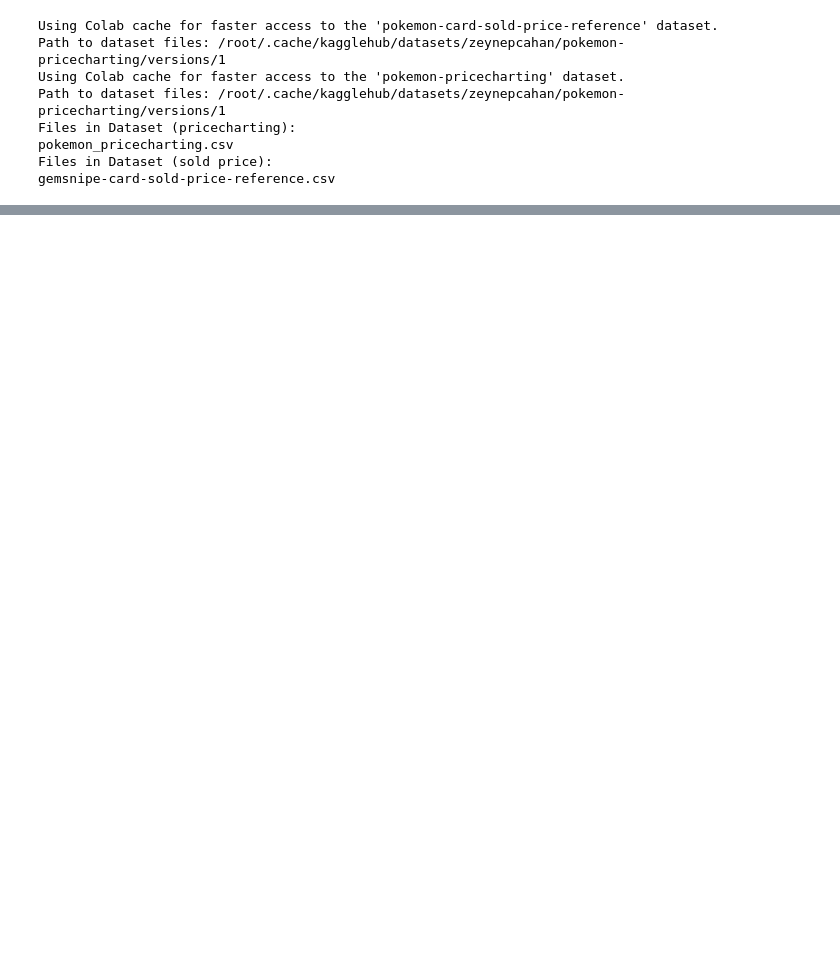
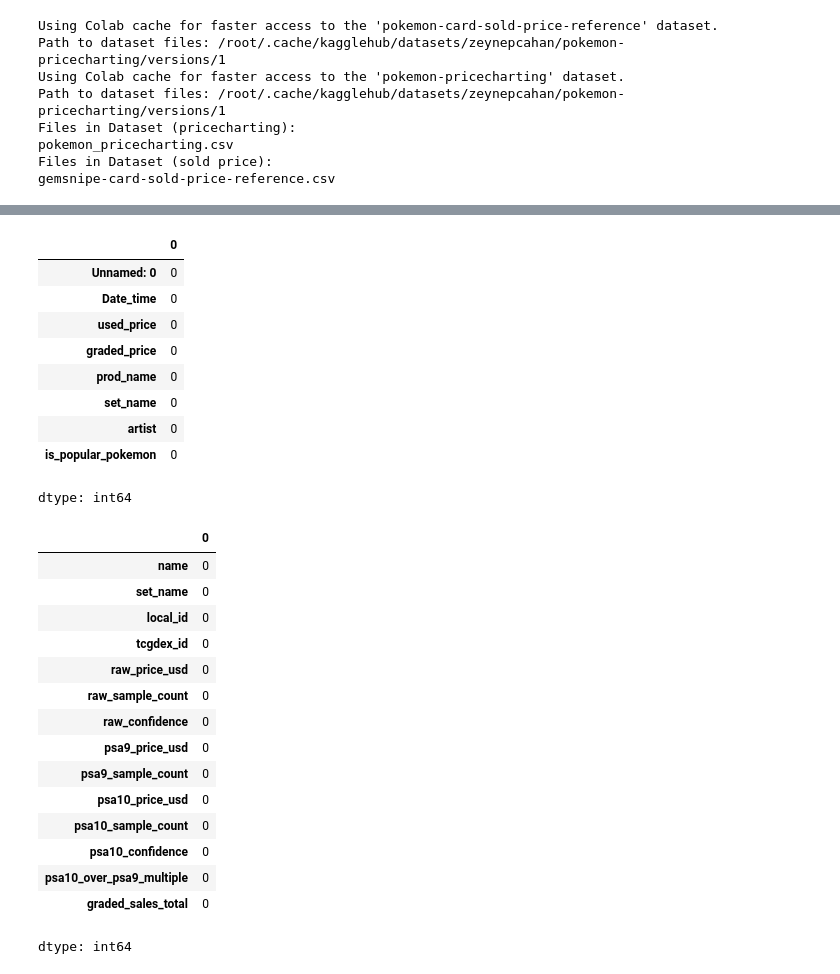
Before and after one commit to nicholaspfeil/PokemonPredictor_A_Nicholas_and_Dominic_Production, a Jupyter notebook: Pokemon_Predictor.ipynb, the cells around one changed output, grey strips where cells are left out. Saved outputs shown, nothing was run; the diff lists cells and outputs as text; code cells hidden in the pictures; blank space fills up the shorter version.

```diff
--- a/Pokemon_Predictor.ipynb
+++ b/Pokemon_Predictor.ipynb
@@ -126,0 +96,30 @@ HTTPError: 500 Server Error: Internal Server Error for url: https://api.pokemont
+# %%
+display(price_df.isna().sum())
+display(sold_df.isna().sum())
+# %% [output]
+|  | 0 |
+| Unnamed: 0 | 0 |
+| Date_time | 0 |
+| used_price | 0 |
+| graded_price | 0 |
+| prod_name | 0 |
+| set_name | 0 |
+| artist | 0 |
+| is_popular_pokemon | 0 |
+dtype: int64
+|  | 0 |
+| name | 0 |
+| set_name | 0 |
+| local_id | 0 |
+| tcgdex_id | 0 |
+| raw_price_usd | 0 |
+| raw_sample_count | 0 |
+| raw_confidence | 0 |
+| psa9_price_usd | 0 |
+| psa9_sample_count | 0 |
+| psa10_price_usd | 0 |
+| psa10_sample_count | 0 |
+| psa10_confidence | 0 |
+| psa10_over_psa9_multiple | 0 |
+| graded_sales_total | 0 |
+dtype: int64
```
Also changed, not shown: parts of 6 cells of this notebook.
